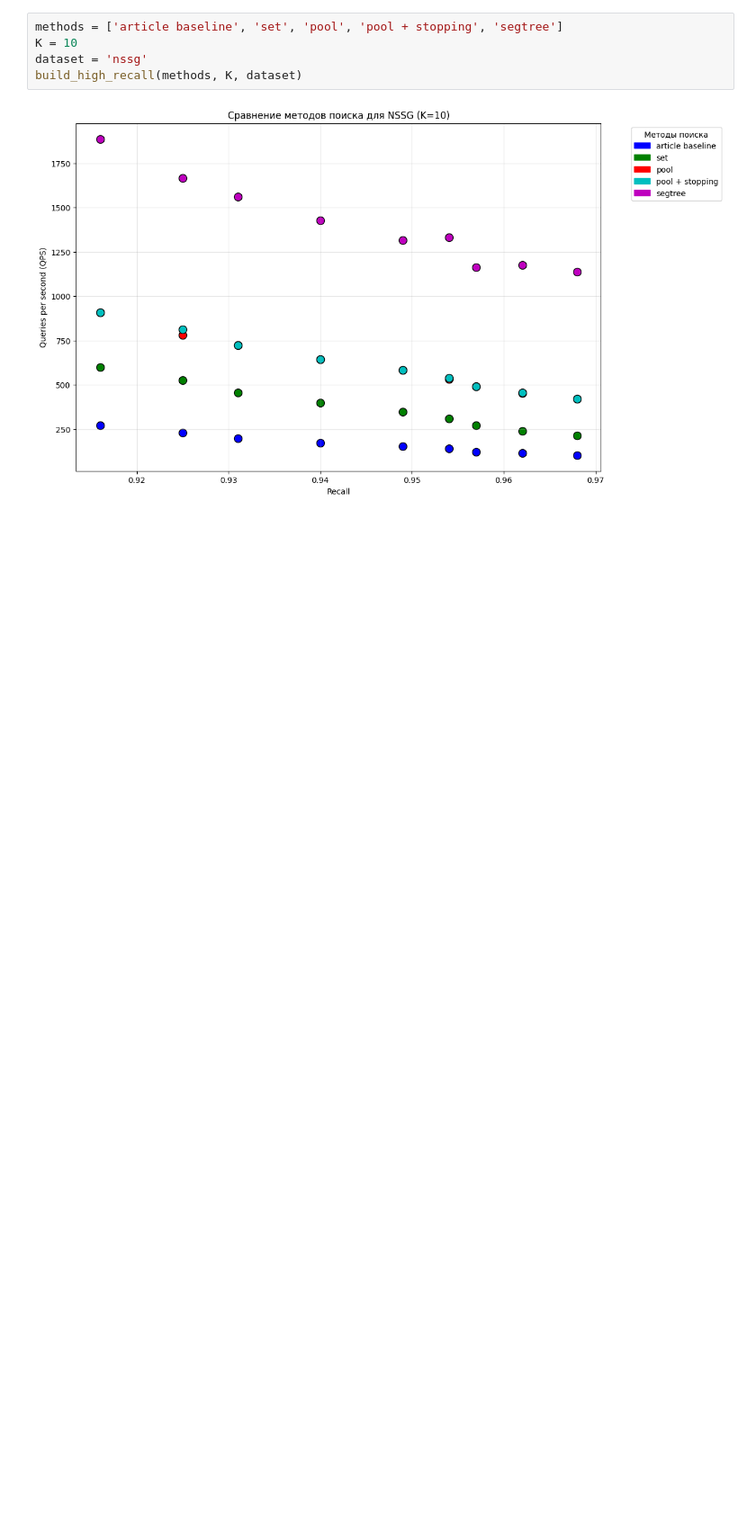
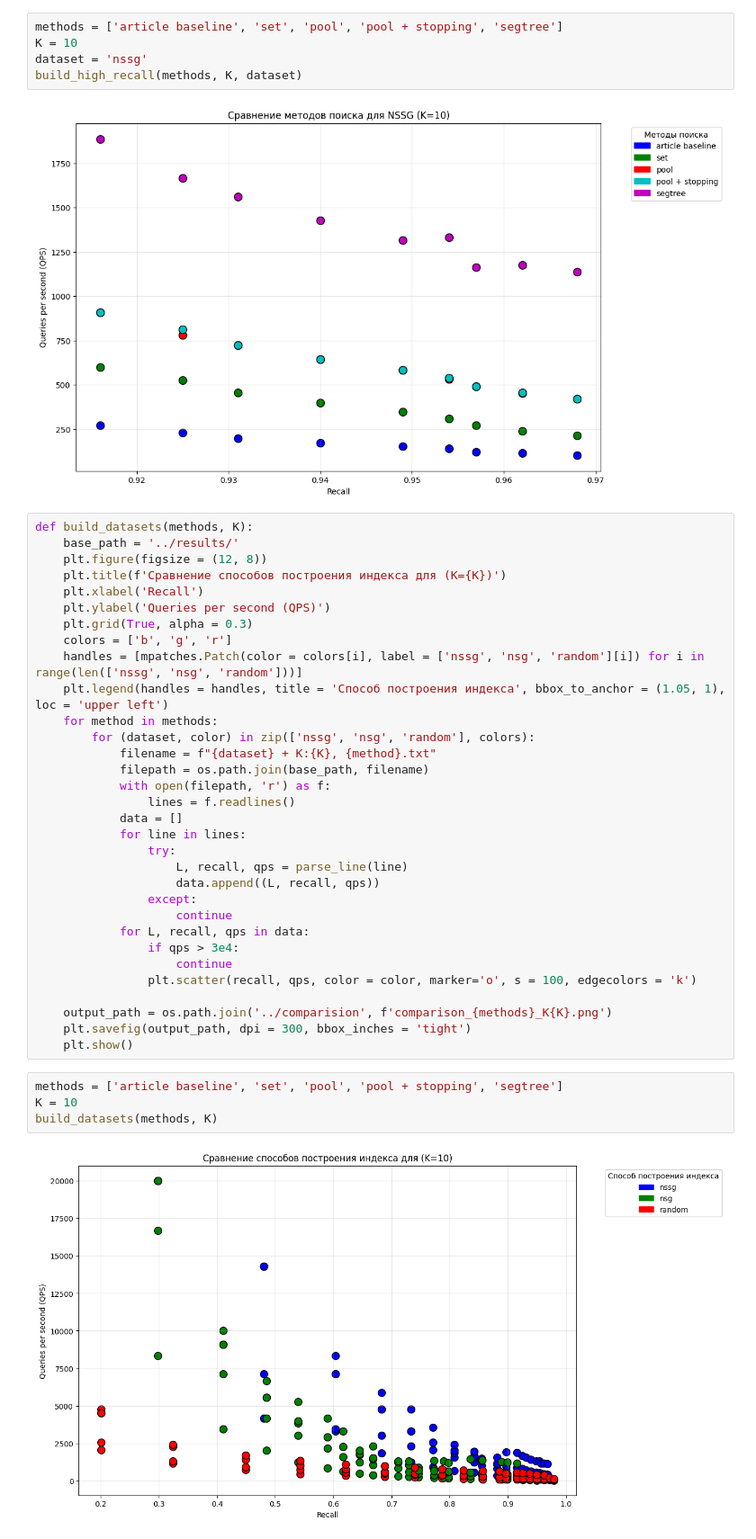
Before and after one commit to Kirill22022004/anns-coursework, a Jupyter notebook: src/comparision/note.ipynb, the cells around one changed output. Shown at 90% size. Saved outputs shown, nothing was run; the diff lists cells and outputs as text; blank space fills up the shorter version.

Commit message:
iterative building comparision

```diff
--- a/src/comparision/note.ipynb
+++ b/src/comparision/note.ipynb
@@ -175,3 +175,41 @@ dataset = 'nssg'
 build_high_recall(methods, K, dataset)
 # %% [output]
 [figure]
+# %%
+def build_datasets(methods, K):
+    base_path = '../results/'
+    plt.figure(figsize = (12, 8))
+    plt.title(f'Сравнение способов построения индекса для (K={K})')
+    plt.xlabel('Recall')
+    plt.ylabel('Queries per second (QPS)')
+    plt.grid(True, alpha = 0.3)
+    colors = ['b', 'g', 'r']
+    handles = [mpatches.Patch(color = colors[i], label = ['nssg', 'nsg', 'random'][i]) for i in range(len(['nssg', 'nsg', 'random']))]
+    plt.legend(handles = handles, title = 'Способ построения индекса', bbox_to_anchor = (1.05, 1), loc = 'upper left')
+    for method in methods:
+        for (dataset, color) in zip(['nssg', 'nsg', 'random'], colors):
+            filename = f"{dataset} + K:{K}, {method}.txt"
+            filepath = os.path.join(base_path, filename)
+            with open(filepath, 'r') as f:
+                lines = f.readlines()
+            data = []
+            for line in lines:
+                try:
+                    L, recall, qps = parse_line(line)
+                    data.append((L, recall, qps))
+                except:
+                    continue
+            for L, recall, qps in data:
+                if qps > 3e4:
+                    continue
+                plt.scatter(recall, qps, color = color, marker='o', s = 100, edgecolors = 'k')
+
+    output_path = os.path.join('../comparision', f'comparison_{methods}_K{K}.png')
+    plt.savefig(output_path, dpi = 300, bbox_inches = 'tight')
+    plt.show()
+# %%
+methods = ['article baseline', 'set', 'pool', 'pool + stopping', 'segtree']
+K = 10
+build_datasets(methods, K)
+# %% [output]
+[figure, added]
```
Also changed, not shown: parts of 2 cells of this notebook, 4 other files.
